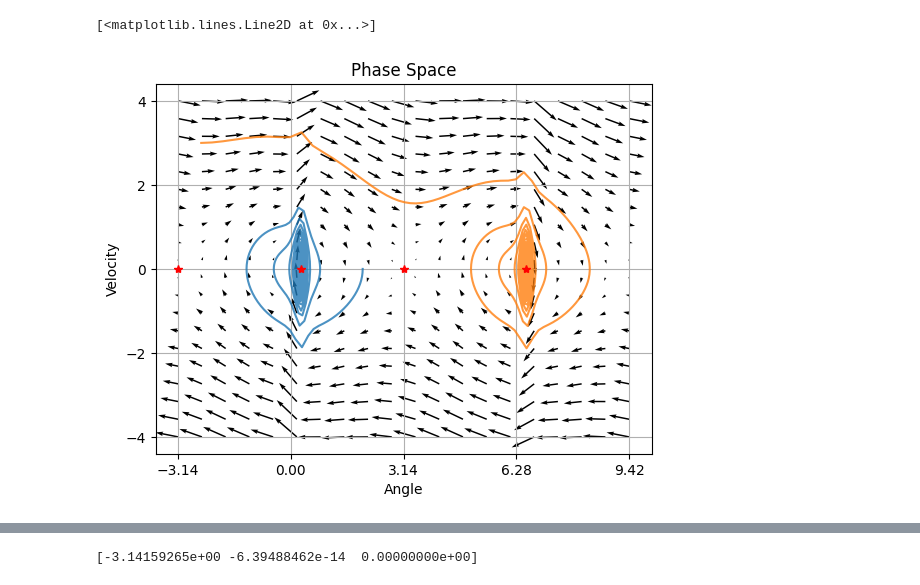
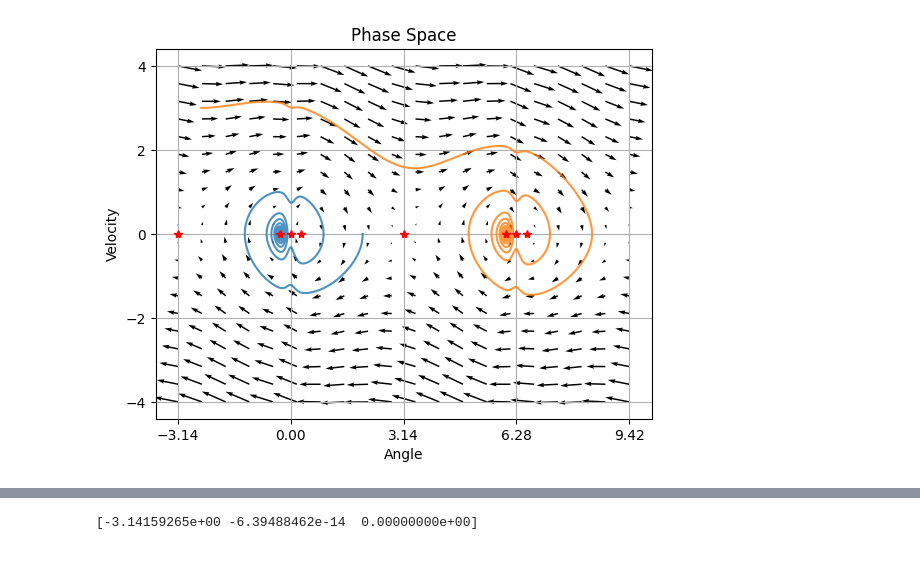
Before and after one commit to Dobel26/MagneticPendulum, a Jupyter notebook: new_sim.ipynb, the cells around one changed output, grey strips where cells are left out. Cells and saved outputs as stored; diff of their text form; code cells hidden in the pictures.

```diff
--- a/new_sim.ipynb
+++ b/new_sim.ipynb
@@ -307,0 +352,19 @@ def position_bifurcation(strength=1, ax=None, angle_range=[-np.pi * 1.2, np.pi *
+# %%
+# fig, ax = plt.subplots()
+magnet_pos = [0.0, 1.3]
+angle_range = [-0.5, 0.5]
+strength_range = [-0.001, 0.001]
+
+strength_bifurcation_image(magnet_pos=magnet_pos,
+    angle_range=angle_range,
+    strength_range=strength_range,
+    resolution=100)
+ax = plt.gca()
+strength_bifurcation(magnet_pos=magnet_pos,
+    angle_range=angle_range,
+    strength_range=strength_range,
+    resolution=20,
+    alpha=0.8,
+    ax=ax)
+
+# plt.savefig("bif_centered.pdf")
@@ -308,24 +375,23 @@ def position_bifurcation(strength=1, ax=None, angle_range=[-np.pi * 1.2, np.pi *
 # %%
-# fig, ax = plt.subplots()
-
-s = System()
-s.add_magnet(Magnet([0.4, 1.3], [0, 0.01]))
+s = System(dt=0.01)
+s.add_magnet(Magnet(magnet_pos, [0, strength_range[0]]))
 critical_angles = s.get_critical_angles()
 
 s.plot_vectorfield(range_angles=[-np.pi, 3*np.pi])
 ax = plt.gca()
 critical_angles_plotting = np.array([critical_angles, critical_angles + 2 * np.pi]).flatten()
 
 s.angle = 2
 s.velocity = 0
 s.solve()
 s.plot_phase_trajectory(ax=ax, alpha=0.8)
 s.angle = -2.5
 s.velocity = 3
 s.solve()
 s.plot_phase_trajectory(ax=ax, alpha=0.8)
 
 ax.plot(critical_angles_plotting, np.zeros_like(critical_angles_plotting), '*', color="red")
+
+plt.savefig("phase_centered.pdf")
 # %% [output]
-[<matplotlib.lines.Line2D at 0x...>]
-[figure, old version]
+[figure, new version]
```
Also changed, not shown: parts of 16 cells of this notebook, 17 other files.
